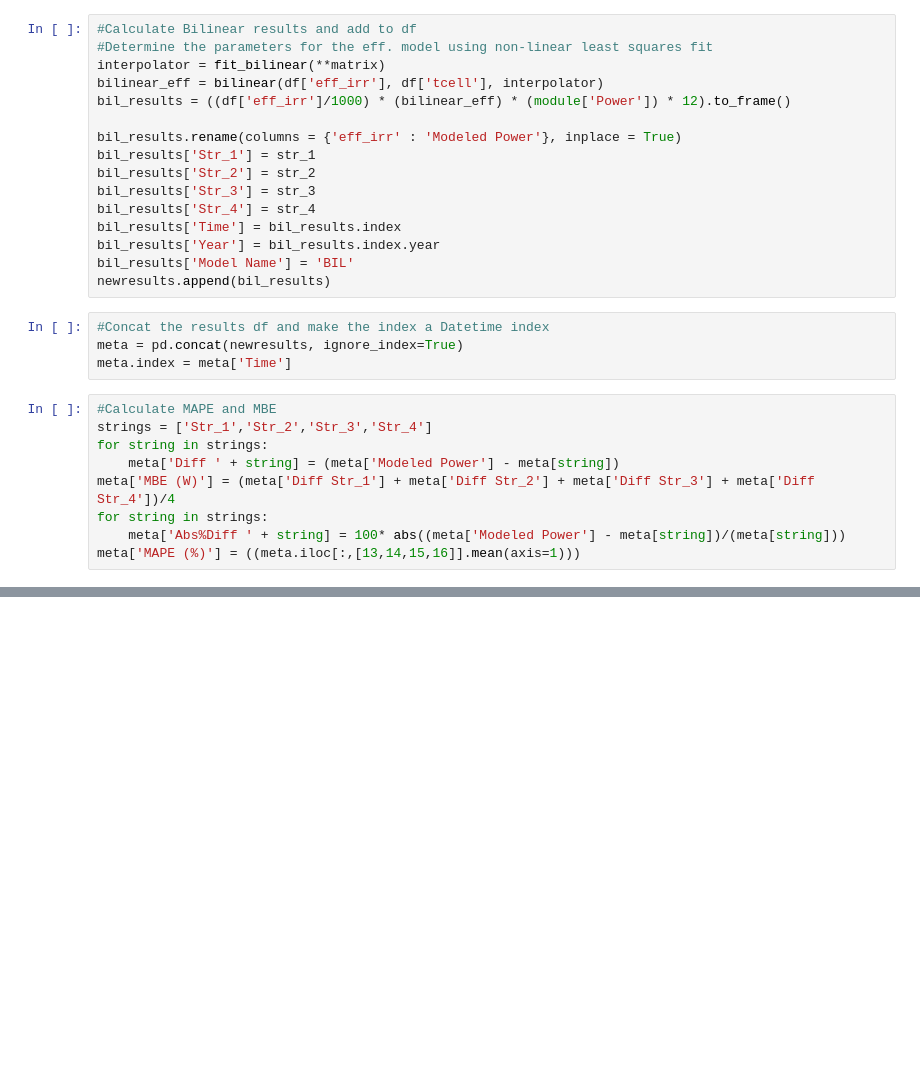
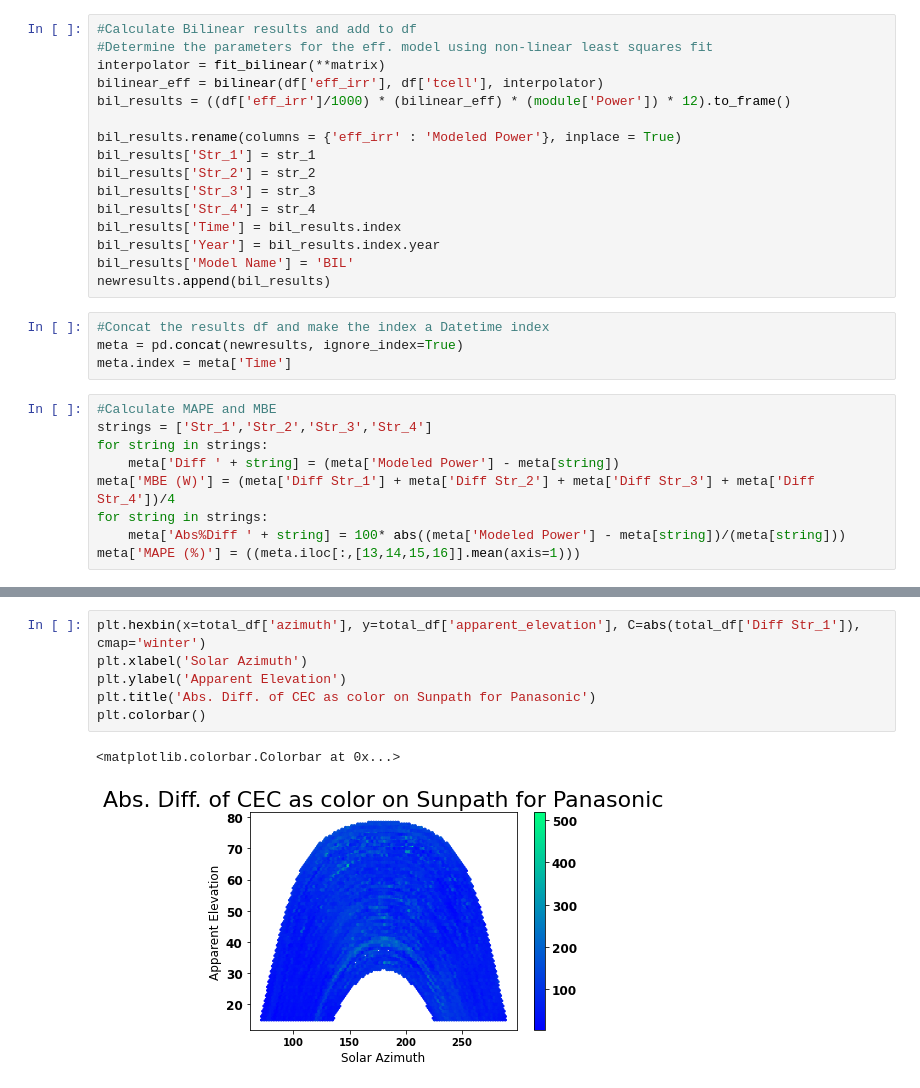
Before and after one commit to lmdeville/PV-Modeling, a Jupyter notebook: PVLT/PVLT_Append.ipynb, the cells around one changed output, grey strips where cells are left out. Saved outputs shown, nothing was run; the diff lists cells and outputs as text; blank space fills up the shorter version.

```diff
--- a/PVLT/PVLT_Append.ipynb
+++ b/PVLT/PVLT_Append.ipynb
@@ -486,0 +425,9 @@ mat_vales
+# %%
+plt.hexbin(x=total_df['azimuth'], y=total_df['apparent_elevation'], C=abs(total_df['Diff Str_1']), cmap='winter')
+plt.xlabel('Solar Azimuth')
+plt.ylabel('Apparent Elevation')
+plt.title('Abs. Diff. of CEC as color on Sunpath for Panasonic')
+plt.colorbar()
+# %% [output]
+<matplotlib.colorbar.Colorbar at 0x...>
+[figure, added]
```
Also changed, not shown: parts of 22 cells of this notebook.
